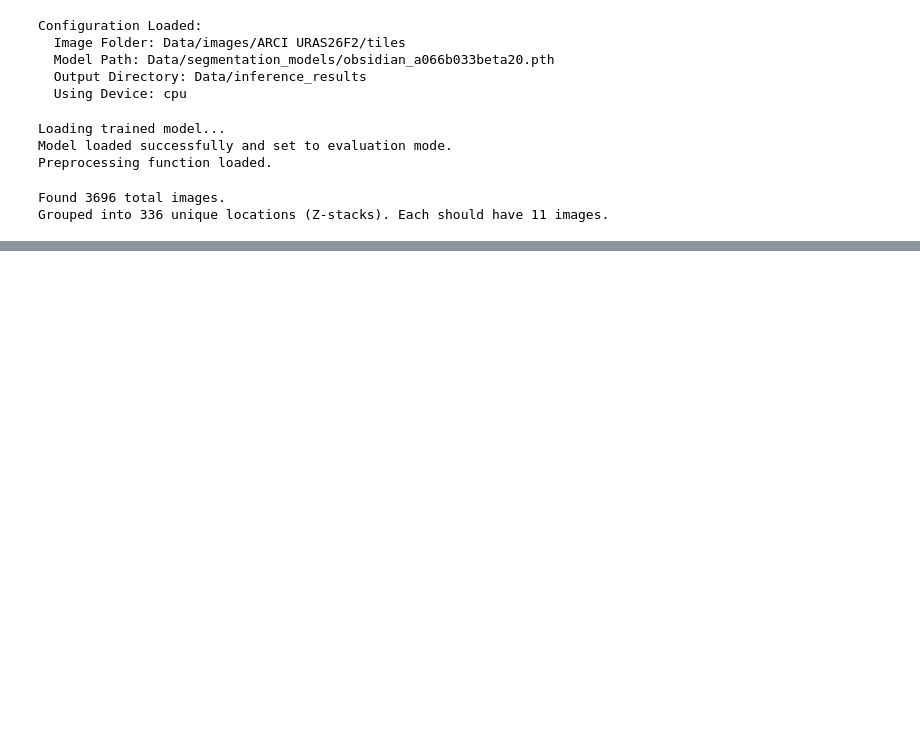
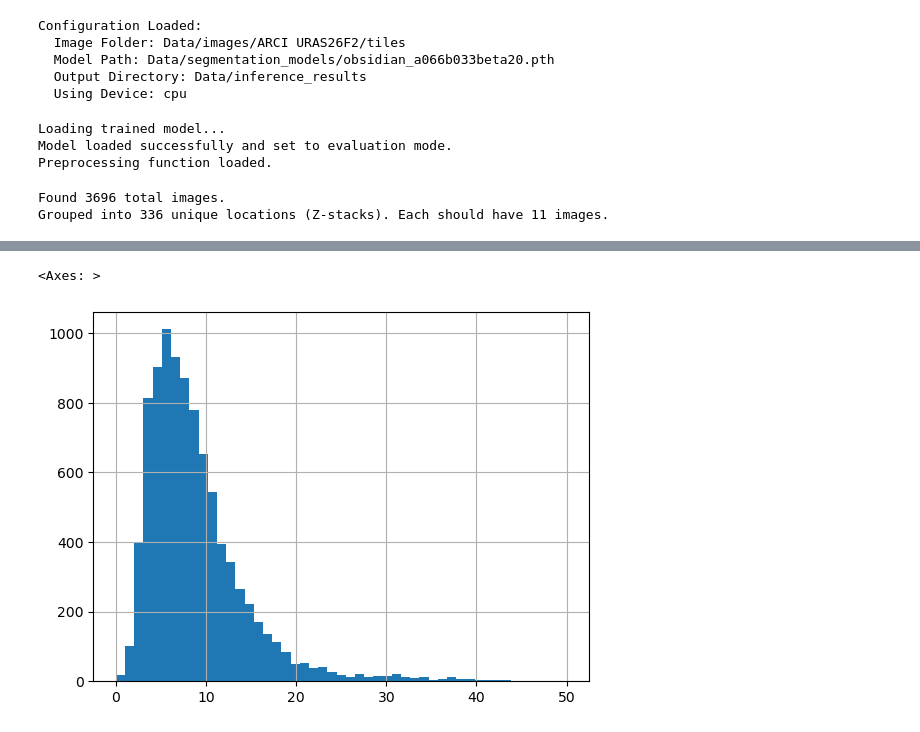
Before and after one commit to cgalelli/PrimusCode, a Jupyter notebook: Optimus_primus.ipynb, the cells around one changed output, grey strips where cells are left out. Saved outputs shown, nothing was run; the diff lists cells and outputs as text; code cells hidden in the pictures; blank space fills up the shorter version.

```diff
--- a/Optimus_primus.ipynb
+++ b/Optimus_primus.ipynb
@@ -223,0 +234,5 @@ df_ellipse_results['len_um'].hist(bins = np.linspace(0., 50, 50))
+# %%
+np.sqrt(df_ellipse_results['major_axis_px']**2-df_ellipse_results['minor_axis_px']**2).hist(bins = np.linspace(0., 50, 50))
+# %% [output]
+<Axes: >
+[figure, added]
```
Also changed, not shown: parts of 3 cells of this notebook, 1 other file.
